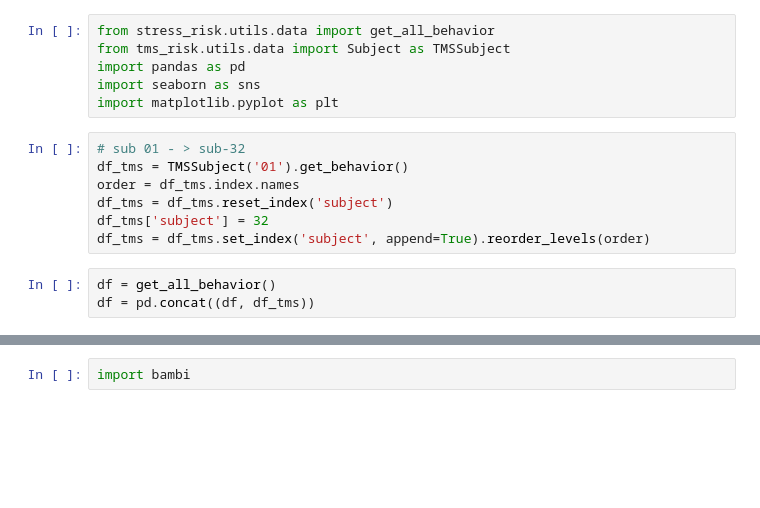
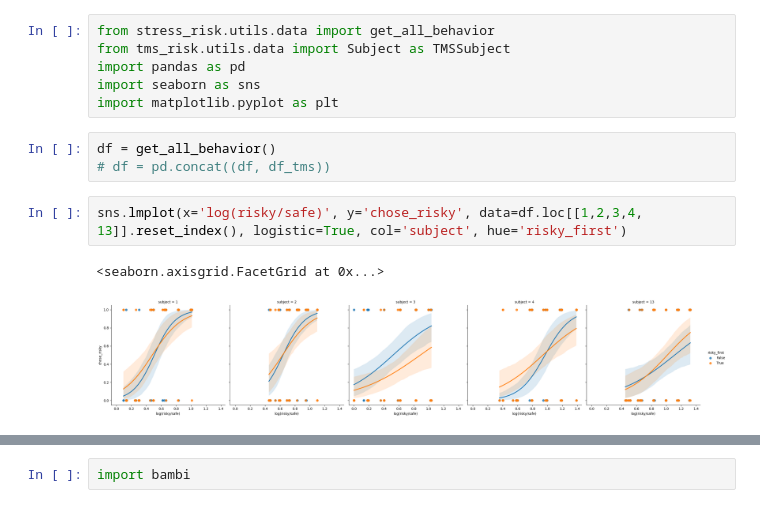
Before and after one commit to Gilles86/stress_risk, a Jupyter notebook: stress_risk/subject_selection/fit_rnp_model.ipynb, the cells around one changed output, grey strips where cells are left out. Drawn from its saved outputs; the diff is of its cells as text; blank space fills up the shorter version.

```diff
--- a/stress_risk/subject_selection/fit_rnp_model.ipynb
+++ b/stress_risk/subject_selection/fit_rnp_model.ipynb
@@ -4,16 +4,14 @@ from tms_risk.utils.data import Subject as TMSSubject
 import pandas as pd
 import seaborn as sns
 import matplotlib.pyplot as plt
-# %%
-# sub 01 - > sub-32
-df_tms = TMSSubject('01').get_behavior()
-order = df_tms.index.names
-df_tms = df_tms.reset_index('subject')
-df_tms['subject'] = 32
-df_tms = df_tms.set_index('subject', append=True).reorder_levels(order)
 # %%
 df = get_all_behavior()
-df = pd.concat((df, df_tms))
+# df = pd.concat((df, df_tms))
+# %%
+sns.lmplot(x='log(risky/safe)', y='chose_risky', data=df.loc[[1,2,3,4, 13]].reset_index(), logistic=True, col='subject', hue='risky_first')
+# %% [output]
+<seaborn.axisgrid.FacetGrid at 0x...>
+[figure, added]
 # %%
 sns.catplot(x='n_safe', y='chose_risky', hue='risky_first',
 data=df.groupby(['subject', 'n_safe', 'risky_first']).mean().reset_index(), kind='point', ci=67)
```
Also changed, not shown: parts of 7 cells of this notebook.
